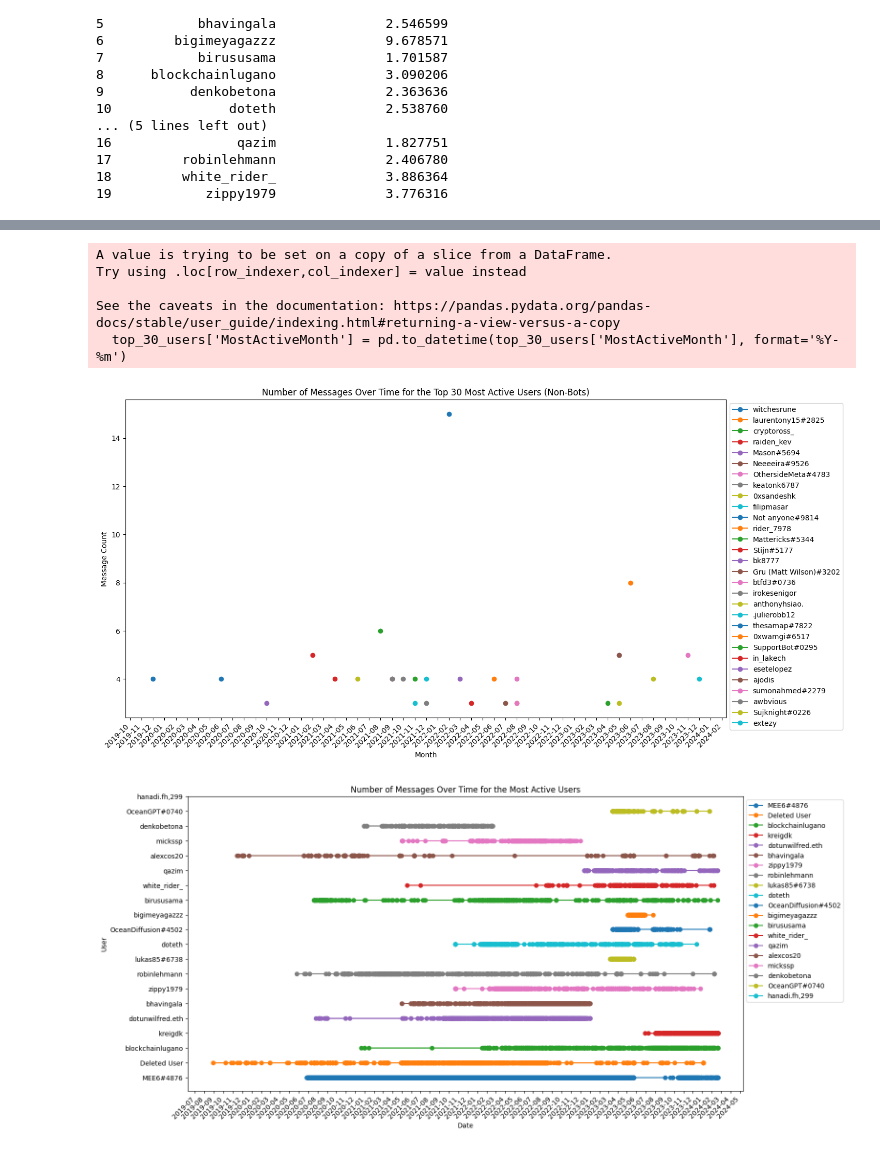
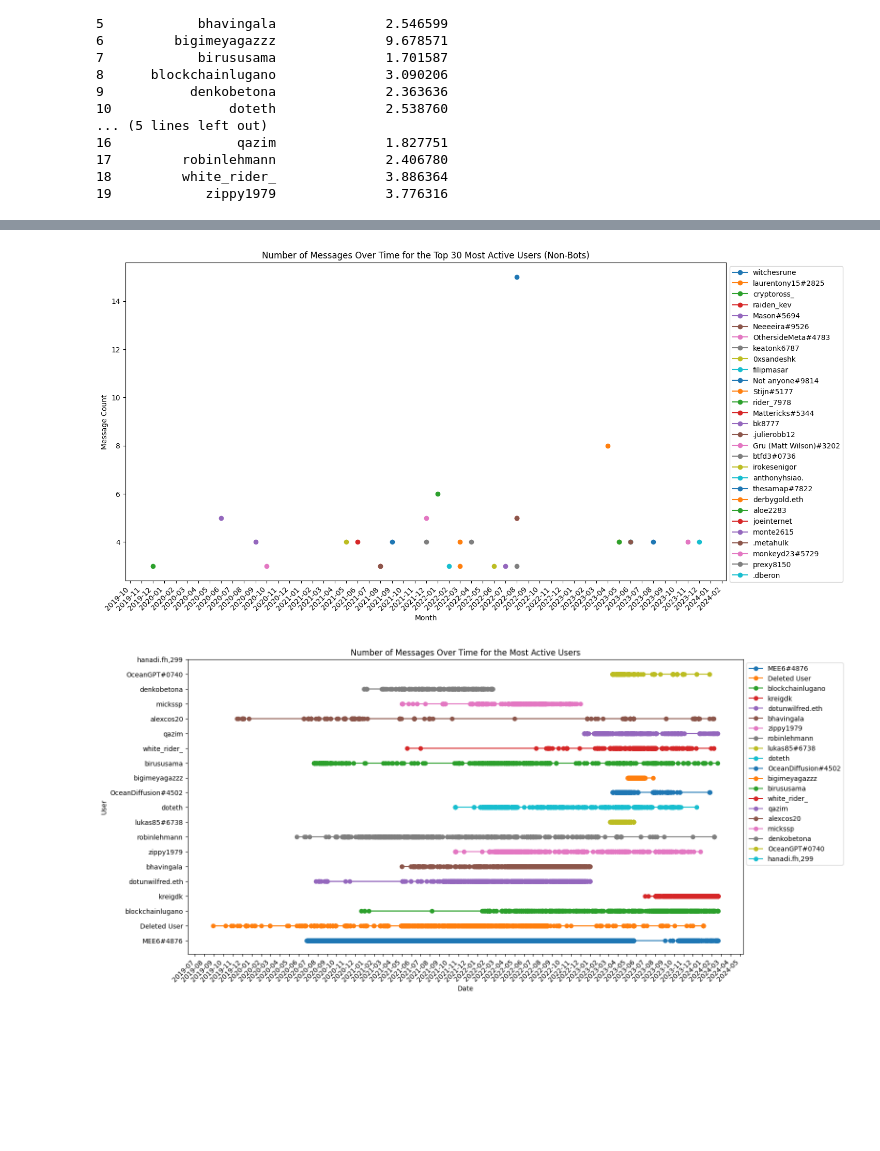
Before and after one commit to hugomoura10/discord_analysis_ocean, a Jupyter notebook: main.ipynb, the cells around one changed output, grey strips where cells are left out. Cells and saved outputs as stored; diff of their text form; code cells hidden in the pictures; blank space fills up the shorter version.

```diff
--- a/main.ipynb
+++ b/main.ipynb
@@ -431,41 +525,36 @@ result_df.to_csv('Datasets/User_Activity_Top50_NonBots.csv', index=False)
 # %%
-file_path = 'Datasets/User_Activity_Top50_NonBots.csv'
+file_path = 'Datasets/nonbot_top_30_result.csv'
 df = pd.read_csv(file_path)
 
 # Sort the dataframe by 'MessageCount' in descending order
 df = df.sort_values(by='MessageCount', ascending=False)
 
 # Select the top 30 most active users
 top_30_users = df.head(30)
 
-# Assuming the 'MostActiveMonth' column is in the format 'YYYY-MM'
-top_30_users['MostActiveMonth'] = pd.to_datetime(top_30_users['MostActiveMonth'], format='%Y-%m')
+# Assuming the 'YearMonth' column is in the format 'YYYY-MM'
+top_30_users['YearMonth'] = pd.to_datetime(top_30_users['YearMonth'], format='%Y-%m')
 
 # Plot the number of messages for each author over time
 plt.figure(figsize=(15, 8))
 
 for _, row in top_30_users.iterrows():
-    plt.plot(row['MostActiveMonth'], row['MessageCount'], 'o-', label=row['Author'])
+    plt.plot(row['YearMonth'], row['MessageCount'], 'o-', label=row['Author'])
 
 plt.title('Number of Messages Over Time for the Top 30 Most Active Users (Non-Bots)')
 plt.xlabel('Month')
 plt.ylabel('Message Count')
 plt.xticks(rotation=45, ha='right')
 
 # Use MonthLocator to ensure all months are displayed on the x-axis
 plt.gca().xaxis.set_major_locator(MonthLocator())
 
 plt.legend(loc='upper left', bbox_to_anchor=(1, 1))
 
 # Show the plot
 plt.show()
 # %% [output]
-A value is trying to be set on a copy of a slice from a DataFrame.
-Try using .loc[row_indexer,col_indexer] = value instead
-
-See the caveats in the documentation: https://pandas.pydata.org/pandas-docs/stable/user_guide/indexing.html#returning-a-view-versus-a-copy
-  top_30_users['MostActiveMonth'] = pd.to_datetime(top_30_users['MostActiveMonth'], format='%Y-%m')
-[figure, old version]
+[figure, new version]
 # %%
 # Load the CSV file with the most active authors and their messages
 result_df = pd.read_csv('Datasets/most_active_authors_messages.csv')
```
Also changed, not shown: parts of 5 cells of this notebook, 10 other files.
